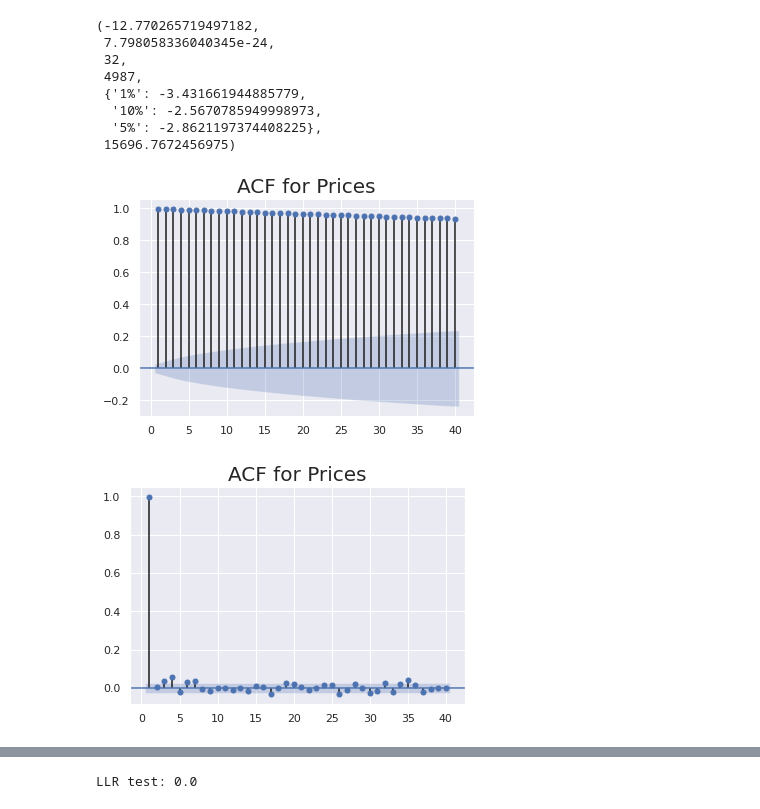
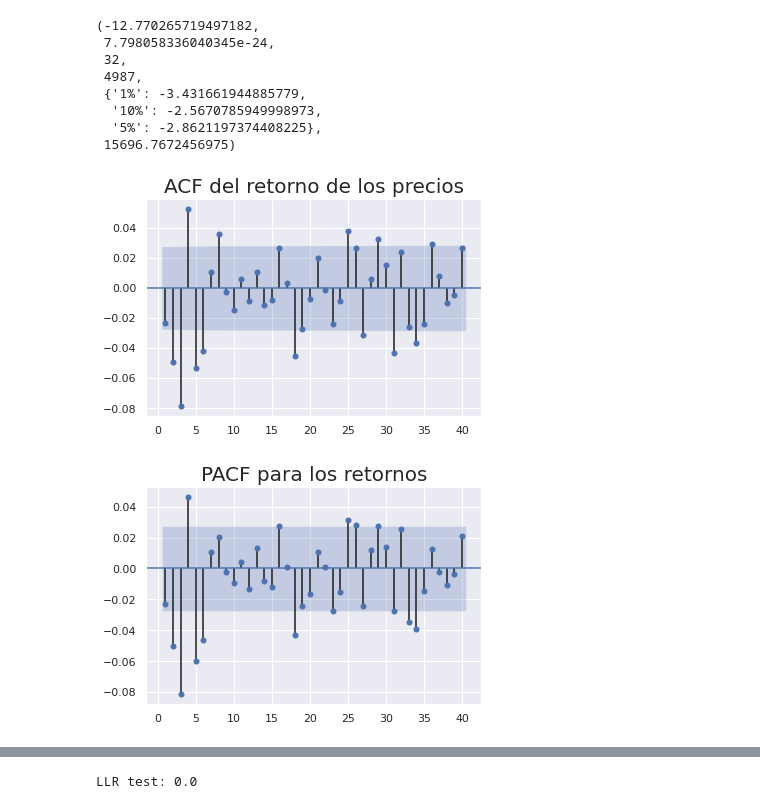
Before and after one commit to virf96/Proyectos, a Jupyter notebook: Consideraciones_y_Modelo_autorregresivo_AR_Precios.ipynb, the cells around one changed output, grey strips where cells are left out. Saved outputs shown, nothing was run; the diff lists cells and outputs as text; code cells hidden in the pictures.

```diff
--- a/Consideraciones_y_Modelo_autorregresivo_AR_Precios.ipynb
+++ b/Consideraciones_y_Modelo_autorregresivo_AR_Precios.ipynb
@@ -611,15 +620,15 @@ sts.adfuller(df.returns)
  15696.7672456975)
 # %%
 #Ahora veamos los gráficos de autocorrelación y autocorrelación parcial
-sgt.plot_acf(df.market_value, zero = False, lags = 40)
-plt.title("ACF for Prices", size = 20)
+sgt.plot_acf(df.returns, zero = False, lags = 40)
+plt.title("ACF del retorno de los precios", size = 20)
 plt.show()
 # %% [output]
-[figure, old version]
+[figure, new version]
 # %%
-sgt.plot_pacf(df.market_value, zero = False, lags = 40)
-plt.title("ACF for Prices", size = 20)
+sgt.plot_pacf(df.returns, lags = 40, alpha = 0.05, zero = False, method = ('ols'))
+plt.title("PACF para los retornos", size = 20)
 plt.show()
 # %% [output]
-[figure, old version]
+[figure, new version]
 # %%
```
Also changed, not shown: parts of 17 cells of this notebook.
